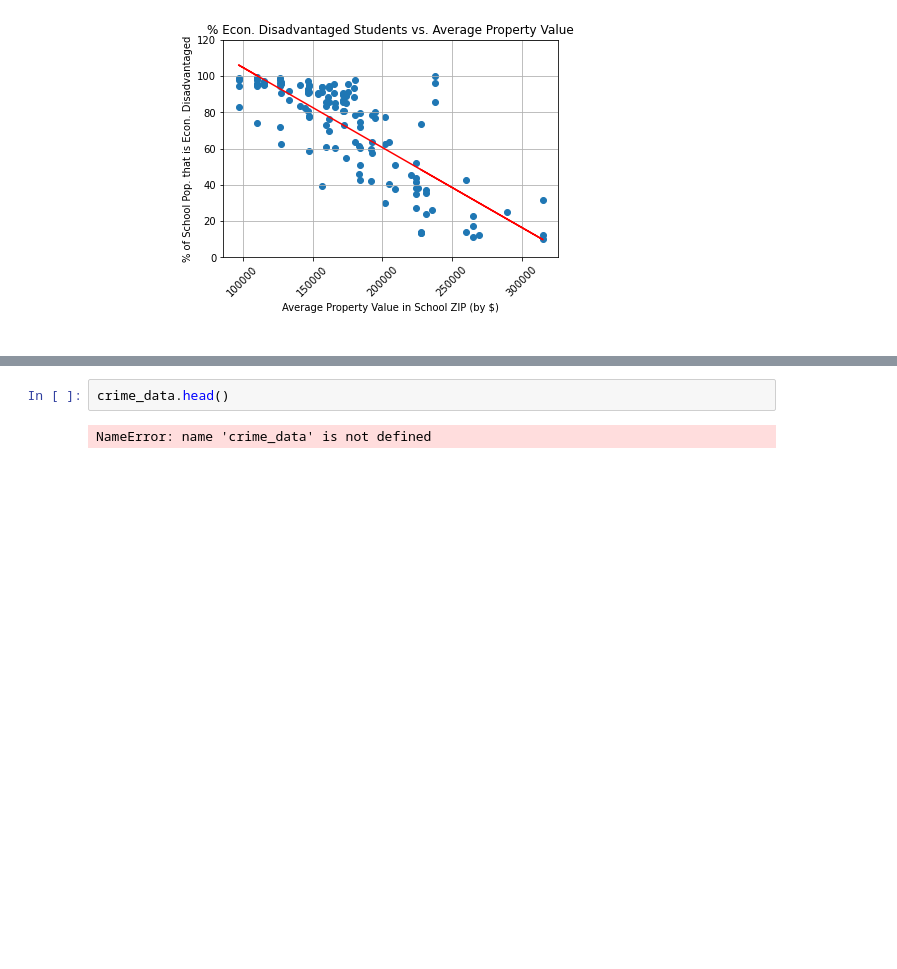
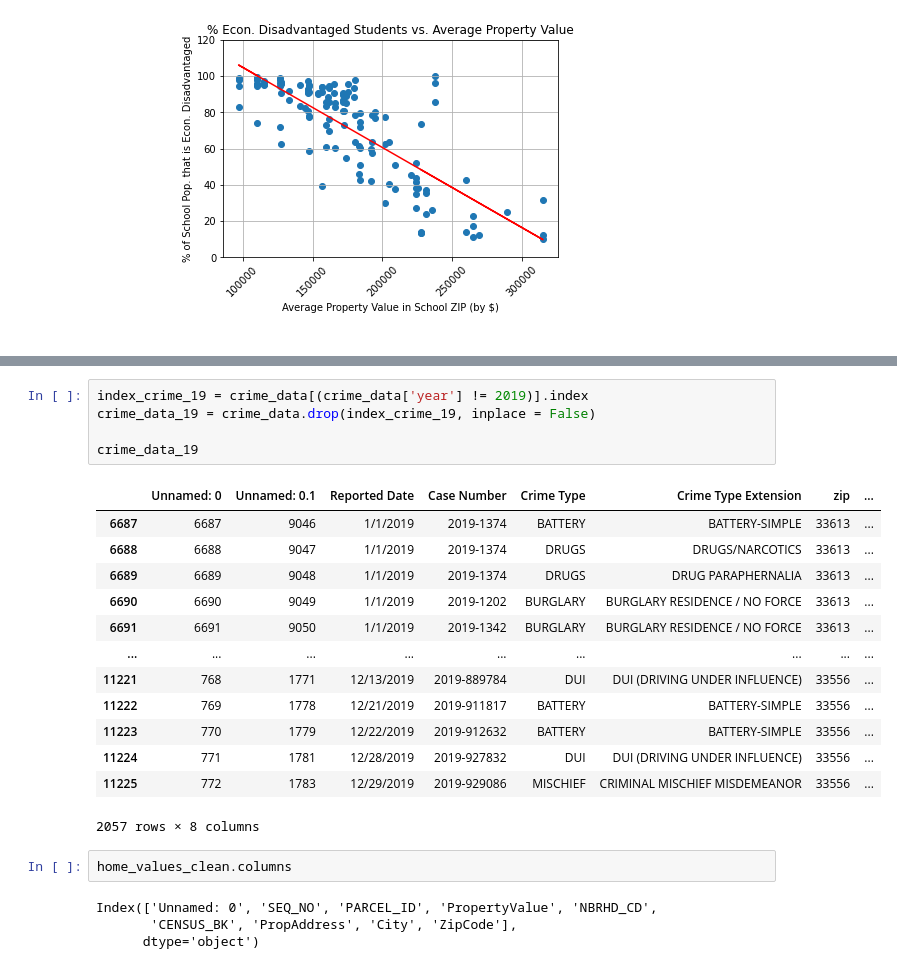
Before and after one commit to gregb23/Project1_Group4, a Jupyter notebook: KS/school_visuals.ipynb, the cells around one changed output, grey strips where cells are left out. Saved outputs shown, nothing was run; the diff lists cells and outputs as text; blank space fills up the shorter version.

```diff
--- a/KS/school_visuals.ipynb
+++ b/KS/school_visuals.ipynb
@@ -299,7 +303,28 @@ improvement_rating.head()
 | 98 | 29 | HILLSBOROUGH | 371 | SIMMONS CAREER CENTER | 52.0 | ... |
 | 99 | 29 | HILLSBOROUGH | 1202 | WILLIS PETERS EXCEPTIONAL CENTER | 24.0 | ... |
 | 100 | 29 | HILLSBOROUGH | 2541 | LOPEZ EXCEPTIONAL STUDENT EDUCATI... | 18.0 | ... |
-# %%
-crime_data.head()
-# %% [output]
-NameError: name 'crime_data' is not defined
+# %%
+index_crime_19 = crime_data[(crime_data['year'] != 2019)].index
+crime_data_19 = crime_data.drop(index_crime_19, inplace = False)
+
+crime_data_19
+# %% [output]
+|  | Unnamed: 0 | Unnamed: 0.1 | Reported Date | Case Number | Crime Type | Crime Type Extension | zip | ... |
+| 6687 | 6687 | 9046 | 1/1/2019 | 2019-1374 | BATTERY | BATTERY-SIMPLE | 33613 | ... |
+| 6688 | 6688 | 9047 | 1/1/2019 | 2019-1374 | DRUGS | DRUGS/NARCOTICS | 33613 | ... |
+| 6689 | 6689 | 9048 | 1/1/2019 | 2019-1374 | DRUGS | DRUG PARAPHERNALIA | 33613 | ... |
+| 6690 | 6690 | 9049 | 1/1/2019 | 2019-1202 | BURGLARY | BURGLARY RESIDENCE / NO FORCE | 33613 | ... |
+| 6691 | 6691 | 9050 | 1/1/2019 | 2019-1342 | BURGLARY | BURGLARY RESIDENCE / NO FORCE | 33613 | ... |
+| ... | ... | ... | ... | ... | ... | ... | ... | ... |
+| 11221 | 768 | 1771 | 12/13/2019 | 2019-889784 | DUI | DUI (DRIVING UNDER INFLUENCE) | 33556 | ... |
+| 11222 | 769 | 1778 | 12/21/2019 | 2019-911817 | BATTERY | BATTERY-SIMPLE | 33556 | ... |
+| 11223 | 770 | 1779 | 12/22/2019 | 2019-912632 | BATTERY | BATTERY-SIMPLE | 33556 | ... |
+| 11224 | 771 | 1781 | 12/28/2019 | 2019-927832 | DUI | DUI (DRIVING UNDER INFLUENCE) | 33556 | ... |
+| 11225 | 772 | 1783 | 12/29/2019 | 2019-929086 | MISCHIEF | CRIMINAL MISCHIEF MISDEMEANOR | 33556 | ... |
+2057 rows × 8 columns
+# %%
+home_values_clean.columns
+# %% [output]
+Index(['Unnamed: 0', 'SEQ_NO', 'PARCEL_ID', 'PropertyValue', 'NBRHD_CD',
+       'CENSUS_BK', 'PropAddress', 'City', 'ZipCode'],
+      dtype='object')
```
Also changed, not shown: parts of 5 cells of this notebook.
